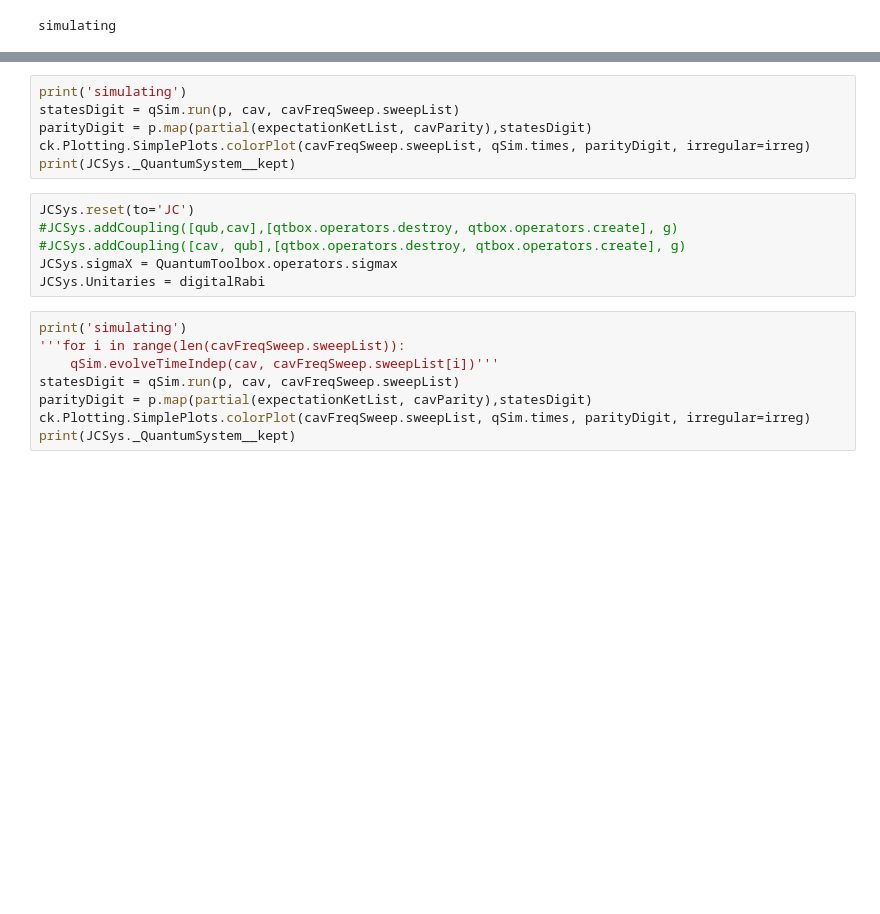
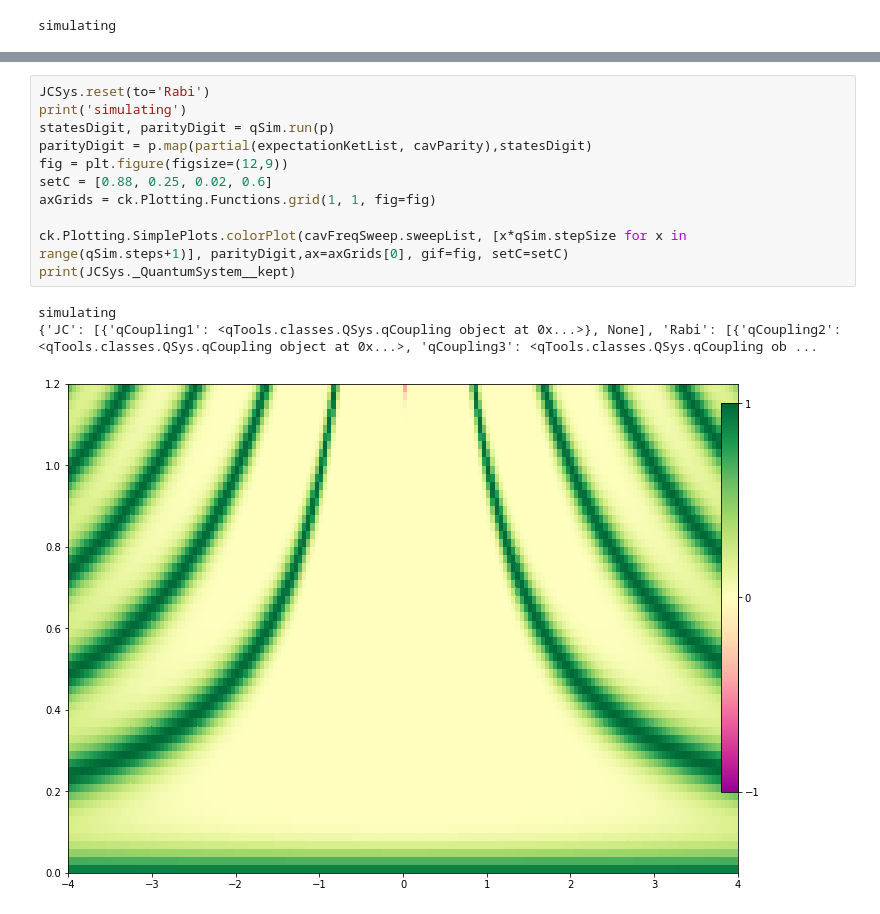
Before and after one commit to CirQuS-UTS/QuanGuru, a Jupyter notebook: Demos/NewObjectDemo.ipynb, the cells around one changed output, grey strips where cells are left out. Saved outputs shown, nothing was run; the diff lists cells and outputs as text; blank space fills up the shorter version.

```diff
--- a/Demos/NewObjectDemo.ipynb
+++ b/Demos/NewObjectDemo.ipynb
@@ -105,21 +148,16 @@ print(JCSys.couplingName)
 # %%
+JCSys.reset(to='Rabi')
 print('simulating')
-statesDigit = qSim.run(p, cav, cavFreqSweep.sweepList)
+statesDigit, parityDigit = qSim.run(p)
 parityDigit = p.map(partial(expectationKetList, cavParity),statesDigit)
-ck.Plotting.SimplePlots.colorPlot(cavFreqSweep.sweepList, qSim.times, parityDigit, irregular=irreg)
+fig = plt.figure(figsize=(12,9))
+setC = [0.88, 0.25, 0.02, 0.6]
+axGrids = ck.Plotting.Functions.grid(1, 1, fig=fig)
+
+ck.Plotting.SimplePlots.colorPlot(cavFreqSweep.sweepList, [x*qSim.stepSize for x in range(qSim.steps+1)], parityDigit,ax=axGrids[0], gif=fig, setC=setC)
 print(JCSys._QuantumSystem__kept)
+# %% [output]
+simulating
+{'JC': [{'qCoupling1': <qTools.classes.QSys.qCoupling object at 0x...>}, None], 'Rabi': [{'qCoupling2': <qTools.classes.QSys.qCoupling object at 0x...>, 'qCoupling3': <qTools.classes.QSys.qCoupling ob ...
+[figure, added]
-# %%
-JCSys.reset(to='JC')
-#JCSys.addCoupling([qub,cav],[qtbox.operators.destroy, qtbox.operators.create], g)
-#JCSys.addCoupling([cav, qub],[qtbox.operators.destroy, qtbox.operators.create], g)
-JCSys.sigmaX = QuantumToolbox.operators.sigmax
-JCSys.Unitaries = digitalRabi
-# %%
-print('simulating')
-'''for i in range(len(cavFreqSweep.sweepList)):
-    qSim.evolveTimeIndep(cav, cavFreqSweep.sweepList[i])'''
-statesDigit = qSim.run(p, cav, cavFreqSweep.sweepList)
-parityDigit = p.map(partial(expectationKetList, cavParity),statesDigit)
-ck.Plotting.SimplePlots.colorPlot(cavFreqSweep.sweepList, qSim.times, parityDigit, irregular=irreg)
-print(JCSys._QuantumSystem__kept)
 # %%
```
Also changed, not shown: parts of 11 cells of this notebook, 9 other files.
